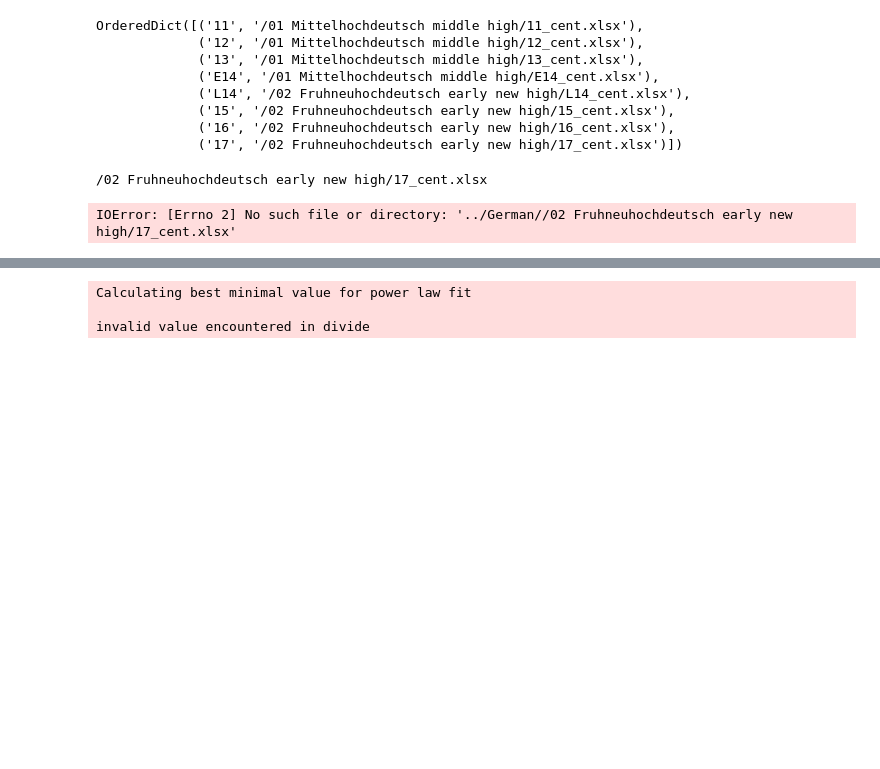
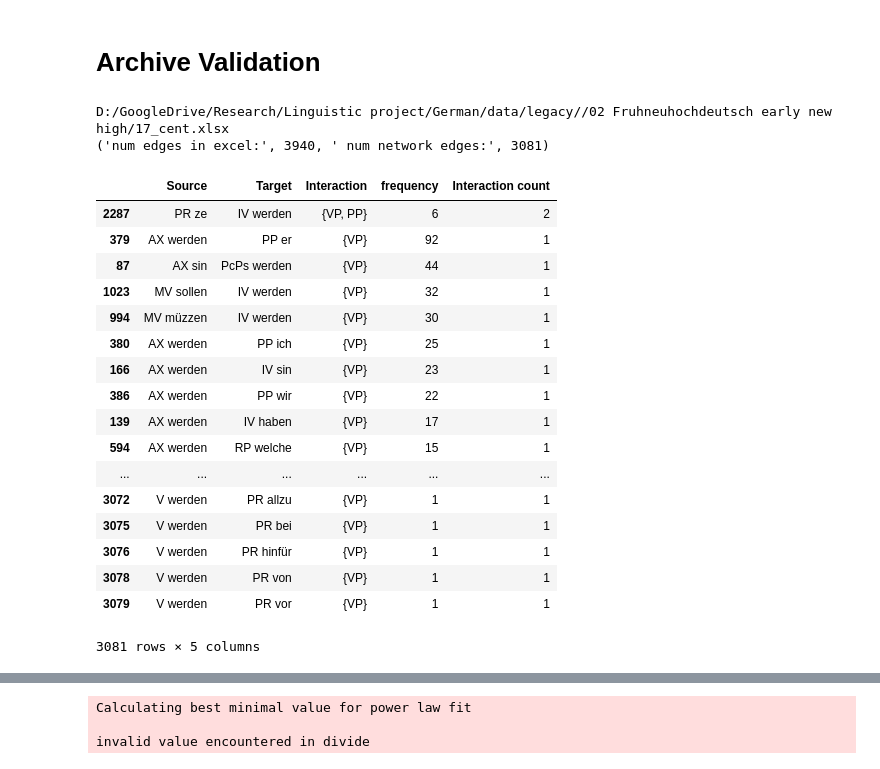
Before and after one commit to bravandi/hierarchical-syntactic-networks, a Jupyter notebook: powerLaw_analysis.ipynb, the cells around one changed output, grey strips where cells are left out. Saved outputs shown, nothing was run; the diff lists cells and outputs as text; code cells hidden in the pictures; blank space fills up the shorter version.

```diff
--- a/powerLaw_analysis.ipynb
+++ b/powerLaw_analysis.ipynb
@@ -51,0 +327,2 @@ The backend was *originally* set to 'nbAgg' by the following code:
+# %% [markdown]
+# Archive Validation
@@ -108,55 +402,14 @@ def get_binning(data, num_bins = 15, is_pmf = True, log_binning = False, thresho
     p = p[p>0]
 
     return x,p
-# %%
-path_networks = {
-    "01 Mittelhochdeutsch middle high":{
-        '11': "/01 Mittelhochdeutsch middle high/11_cent.xlsx",
-        '12': "/01 Mittelhochdeutsch middle high/12_cent.xlsx",
-        '13': "/01 Mittelhochdeutsch middle high/13_cent.xlsx",
-        'E14': "/01 Mittelhochdeutsch middle high/E14_cent.xlsx"
-    },
-    "02 Fruhneuhochdeutsch early new high": {
-        '15': '/02 Fruhneuhochdeutsch early new high/15_cent.xlsx',
-        '15': '/02 Fruhneuhochdeutsch early new high/15_cent.xlsx',
-        '17': '/02 Fruhneuhochdeutsch early new high/17_cent.xlsx',
-        'L14': '/02 Fruhneuhochdeutsch early new high/L14_cent.xlsx'
-    }
-}
-
-from collections import OrderedDict
-path_networks = OrderedDict()
-
-
-path_networks['11'] = "/01 Mittelhochdeutsch middle high/11_cent.xlsx"
-path_networks['12'] = "/01 Mittelhochdeutsch middle high/12_cent.xlsx"
-path_networks['13'] = "/01 Mittelhochdeutsch middle high/13_cent.xlsx"
-path_networks['E14'] = "/01 Mittelhochdeutsch middle high/E14_cent.xlsx" # Early
-
-path_networks['L14'] = '/02 Fruhneuhochdeutsch early new high/L14_cent.xlsx' # Late
-path_networks['15'] = '/02 Fruhneuhochdeutsch early new high/15_cent.xlsx'
-path_networks['16'] = '/02 Fruhneuhochdeutsch early new high/16_cent.xlsx'
-path_networks['17'] = '/02 Fruhneuhochdeutsch early new high/17_cent.xlsx'
-
-path_networks
-# %% [output]
-OrderedDict([('11', '/01 Mittelhochdeutsch middle high/11_cent.xlsx'),
-             ('12', '/01 Mittelhochdeutsch middle high/12_cent.xlsx'),
-             ('13', '/01 Mittelhochdeutsch middle high/13_cent.xlsx'),
-             ('E14', '/01 Mittelhochdeutsch middle high/E14_cent.xlsx'),
-             ('L14', '/02 Fruhneuhochdeutsch early new high/L14_cent.xlsx'),
-             ('15', '/02 Fruhneuhochdeutsch early new high/15_cent.xlsx'),
-             ('16', '/02 Fruhneuhochdeutsch early new high/16_cent.xlsx'),
-             ('17', '/02 Fruhneuhochdeutsch early new high/17_cent.xlsx')])
 # %%
-path_dataset_dir = "../German/"
 # cent_15 = pd.read_excel( path_dataset_dir + "/02 Frühneuhochdeutsch early new high/15_cent.xlsx")
 
 path_net = path_networks['17']
 print(path_net)
 
 # cent_15 = pd.read_excel( path_dataset_dir + "/02 Fruhneuhochdeutsch early new high/17_cent.xlsx")
-cent_15 = pd.read_excel( path_dataset_dir + path_net)
+cent_15 = pd.read_excel( path_net)
 cent_15 = cent_15.apply(lambda x: x.str.strip())
 
 # cent_15 = (
@@ -171,36 +424,54 @@ cent_15 = cent_15.apply(lambda x: x.str.strip())
 G=nx.from_pandas_edgelist(cent_15, source='Source', target='Target', edge_attr=True, create_using=nx.DiGraph())
 # nx.draw(G, with_labels=True)
 # print(type(G))
 degree_sequence = sorted([d for n, d in G.degree()], reverse=True)
 
 print('num edges in excel:', len(cent_15), ' num network edges:', G.number_of_edges())
 """"""
 
 cent_df = cent_15.copy()
 
 cent_df['frequency'] = cent_df['Interaction']
 
 cent_df = (
     cent_df.groupby(['Source', 'Target'])
     .agg({
         'Interaction': lambda x: set(x),
         'frequency': np.size,
      })
     .reset_index()
 )
 
 cent_df['Interaction count'] = cent_df['Interaction'].apply(len)
 
 # print(path_net)
 cent_df = cent_df.sort_values(by=['Interaction count', 'frequency'], ascending=False)
 
-path_export = (path_dataset_dir + path_net)[:-5] + '_freq.xlsx'
+path_export = (path_net)[:-5] + '_freq.xlsx'
 cent_df.to_excel(path_export)
 
 cent_df
 # %% [output]
-/02 Fruhneuhochdeutsch early new high/17_cent.xlsx
+D:/GoogleDrive/Research/Linguistic project/German/data/legacy//02 Fruhneuhochdeutsch early new high/17_cent.xlsx
+('num edges in excel:', 3940, ' num network edges:', 3081)
+|  | Source | Target | Interaction | frequency | Interaction count |
+| 2287 | PR ze | IV werden | {VP, PP} | 6 | 2 |
+| 379 | AX werden | PP er | {VP} | 92 | 1 |
+| 87 | AX sin | PcPs werden | {VP} | 44 | 1 |
+| 1023 | MV sollen | IV werden | {VP} | 32 | 1 |
+| 994 | MV müzzen | IV werden | {VP} | 30 | 1 |
+| 380 | AX werden | PP ich | {VP} | 25 | 1 |
+| 166 | AX werden | IV sin | {VP} | 23 | 1 |
+| 386 | AX werden | PP wir | {VP} | 22 | 1 |
+| 139 | AX werden | IV haben | {VP} | 17 | 1 |
+| 594 | AX werden | RP welche | {VP} | 15 | 1 |
+| ... | ... | ... | ... | ... | ... |
+| 3072 | V werden | PR allzu | {VP} | 1 | 1 |
+| 3075 | V werden | PR bei | {VP} | 1 | 1 |
+| 3076 | V werden | PR hinfür | {VP} | 1 | 1 |
+| 3078 | V werden | PR von | {VP} | 1 | 1 |
+| 3079 | V werden | PR vor | {VP} | 1 | 1 |
-IOError: [Errno 2] No such file or directory: '../German//02 Fruhneuhochdeutsch early new high/17_cent.xlsx'
+3081 rows × 5 columns
 # %%
 
 path_export
```
Also changed, not shown: parts of 17 cells of this notebook, 5 other files.
